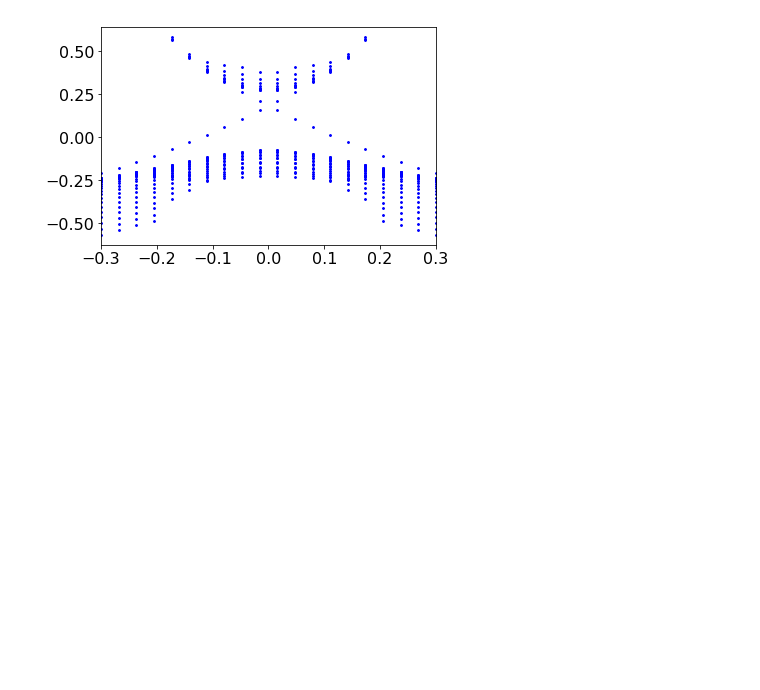
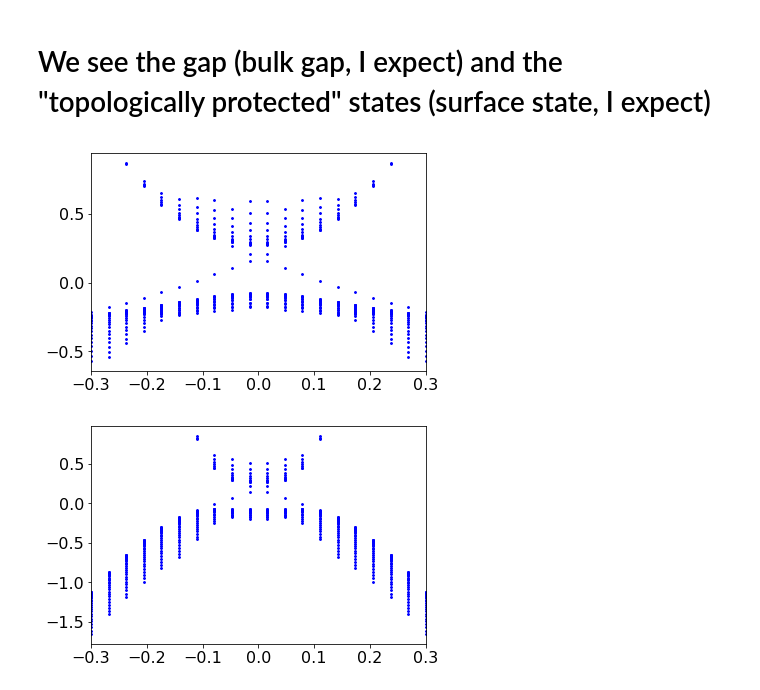
Before and after one commit to tyomaiva/Topological-matter-other, a Jupyter notebook: Topological-insulator.ipynb, the cells around one changed output. Drawn from its saved outputs; the diff is of its cells as text; code cells hidden in the pictures; blank space fills up the shorter version.

```diff
--- a/Topological-insulator.ipynb
+++ b/Topological-insulator.ipynb
@@ -5,17 +5,23 @@ import numpy as np
 from copy import copy
 from numpy import pi, cos, sin
 
-SitesCount_XDefault = 400
-fsysDefault = diagonalizer_TI.FinalizedSystem(SitesCount_XDefault)
+SitesCount_Default = 400
+fsysDefault = diagonalizer_TI.FinalizedSystem(SitesCount_Default)
 
 #The parameters are taken from the Qi-Zhang RevModPhys for Bi2Se3
 ParametersDefault = diagonalizer_TI.SimpleNamespace( A1=2.26, A2=3.33, C =-0.0083, D1 =5.74, D2 =30.4, \
-                                                    M0=0.28, B1 = 6.86, B2 = 44.5,\
-                                                    FermiEnergy = 0.1, \
+                                                     M0=0.28, B1 = 6.86, B2 = 44.5,\
+                     FermiEnergy = 0.2, lBinv2=0., x_shift= (SitesCount_Default - 1.)/2., \
                      EigenvectorsCount = 50, EnergyPrecision = 10**(-5), WavefunctionComponents = 4, \
                      py = 0., pz = 0. )
+# %% [markdown]
+# We see the gap (bulk gap, I expect) and the "topologically protected" states (surface state, I expect)
 # %%
-evals, evecs = pSweep(fsysDefault, ParametersDefault, -0.3, 0.3, 20, 'pzSweep')
+params = copy(ParametersDefault)
+evals, evecs = pSweep(fsysDefault, params, -0.3, 0.3, 20, 'pzSweep')
 spectrum_plot(evals, -0.3, 0.3, 20)
+evals, evecs = pSweep(fsysDefault, params, -0.3, 0.3, 20, 'pySweep')
+spectrum_plot(evals, -0.3, 0.3, 20)
 # %% [output]
-[figure, old version]
+[figure, new version]
+[figure, added]
```
Also changed, not shown: parts of 2 cells of this notebook, 1 other file.
